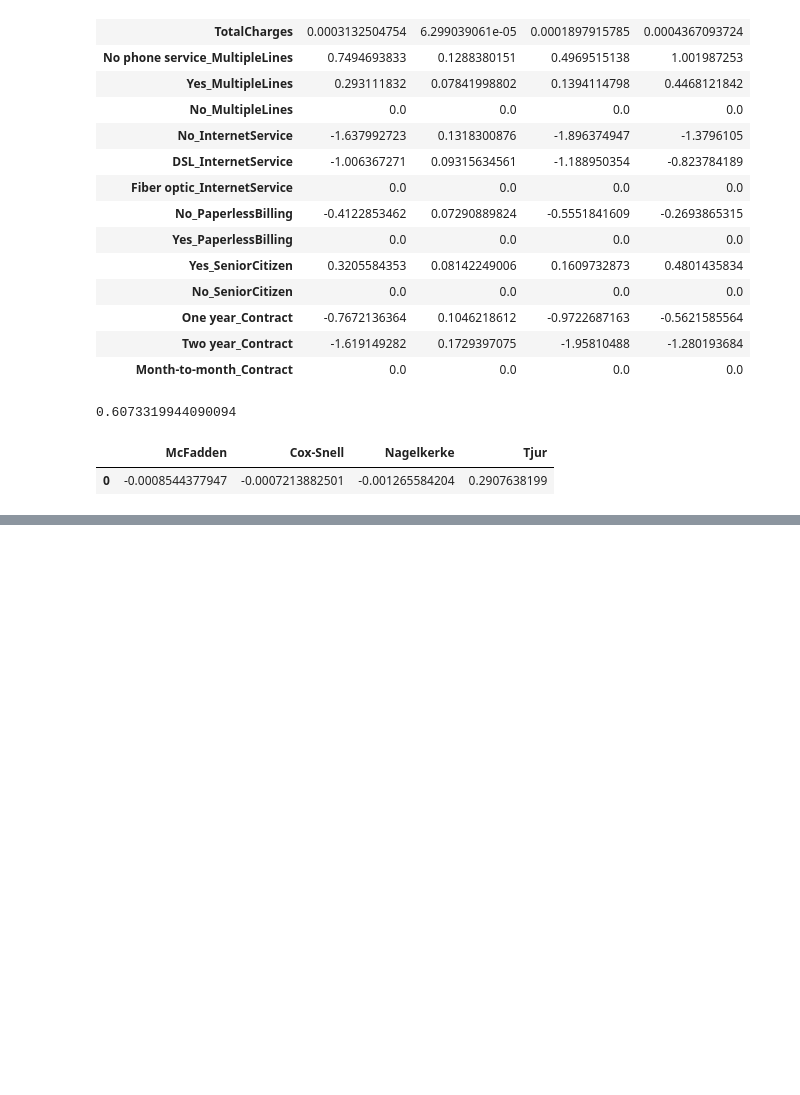
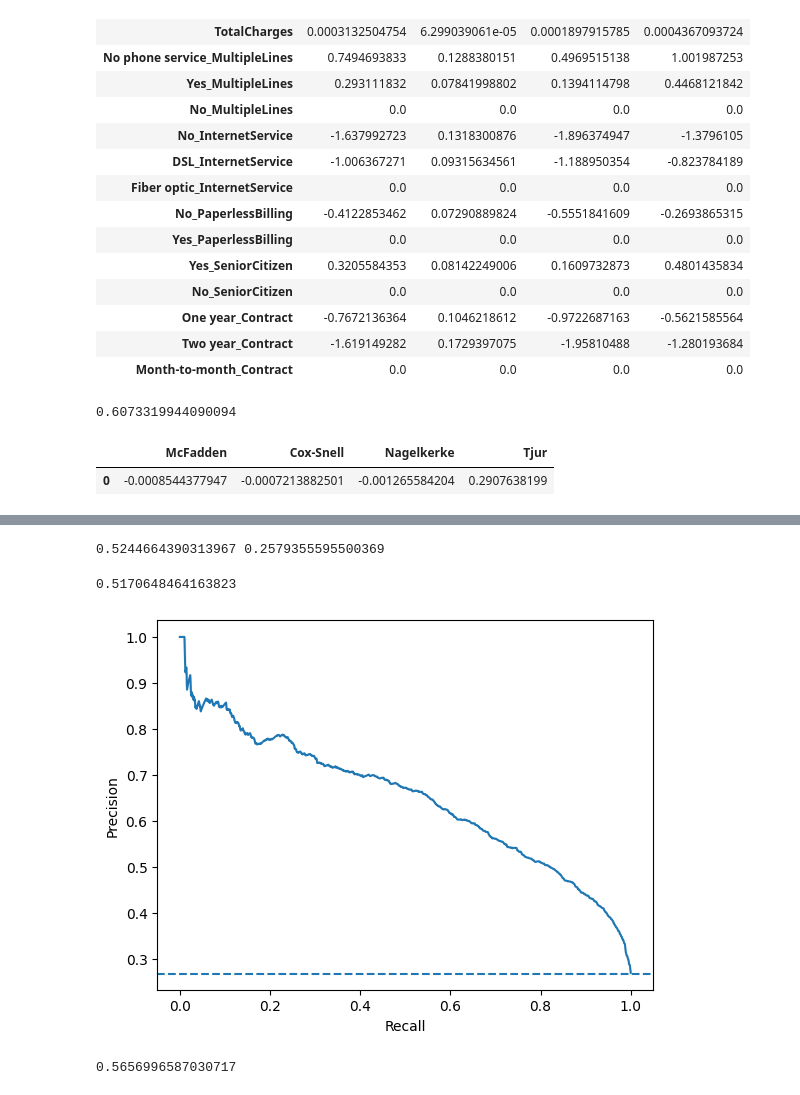
Before and after one commit to vishal-parameswaran/University-of-Chicago, a Jupyter notebook: Linear-Non Linear Models/Assignment 3/Assignment-3.ipynb, the cells around one changed output, grey strips where cells are left out. Saved outputs shown, nothing was run; the diff lists cells and outputs as text; code cells hidden in the pictures; blank space fills up the shorter version.

```diff
--- a/Linear-Non Linear Models/Assignment 3/Assignment-3.ipynb
+++ b/Linear-Non Linear Models/Assignment 3/Assignment-3.ipynb
@@ -219,0 +272,31 @@ outputs
+# %%
+sen_spec["variation"] = sen_spec["Sensitivity"] - sen_spec["OneMinusSpecificity"]
+kms_statistic = sen_spec["variation"].max()
+kms_threshold = sen_spec[sen_spec["variation"] == sen_spec["variation"].max()]
+kms_threshold = kms_threshold.iloc[0,0]
+print(kms_statistic,kms_threshold)
+# %% [output]
+0.5244664390313967 0.2579355595500369
+# %%
+aggrProb = pandas.crosstab(predprob_event, y, dropna = True)
+threshValue = aggrProb.index
+nTN = np.sum(aggrProb[0].iloc[threshValue < kms_threshold])
+misscalc_rate_kms = nTN/len(y)
+misscalc_rate_kms
+# %% [output]
+0.5170648464163823
+# %%
+lines_pre = sns.lineplot(data = curves,x="Recall",y="Precision",)
+no_skill_value = (len(y[y==1])/len(y))
+plt.axhline(no_skill_value,0,1,linestyle="--")
+plt.show()
+# %% [output]
+[figure, added]
+# %%
+f1 = curves["F1 Score"].max()
+f1_threshold = curves[curves["F1 Score"] == f1].iloc[0,0]
+nTN_f1 = np.sum(aggrProb[0].iloc[threshValue < f1_threshold])
+misscalc_rate_f1 = nTN_f1/len(y)
+misscalc_rate_f1
+# %% [output]
+0.5656996587030717
```
Also changed, not shown: parts of 5 cells of this notebook, 1 other file.
